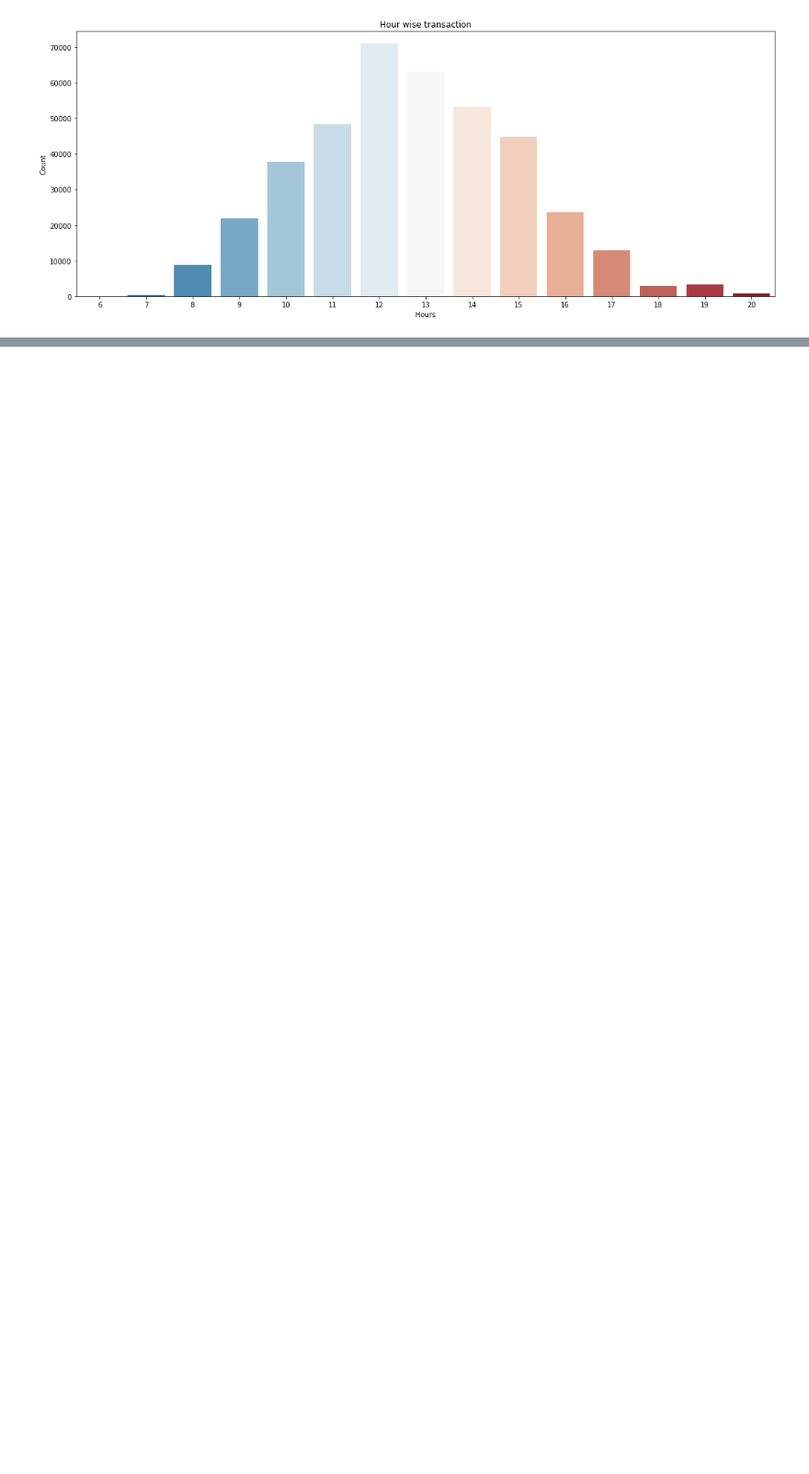
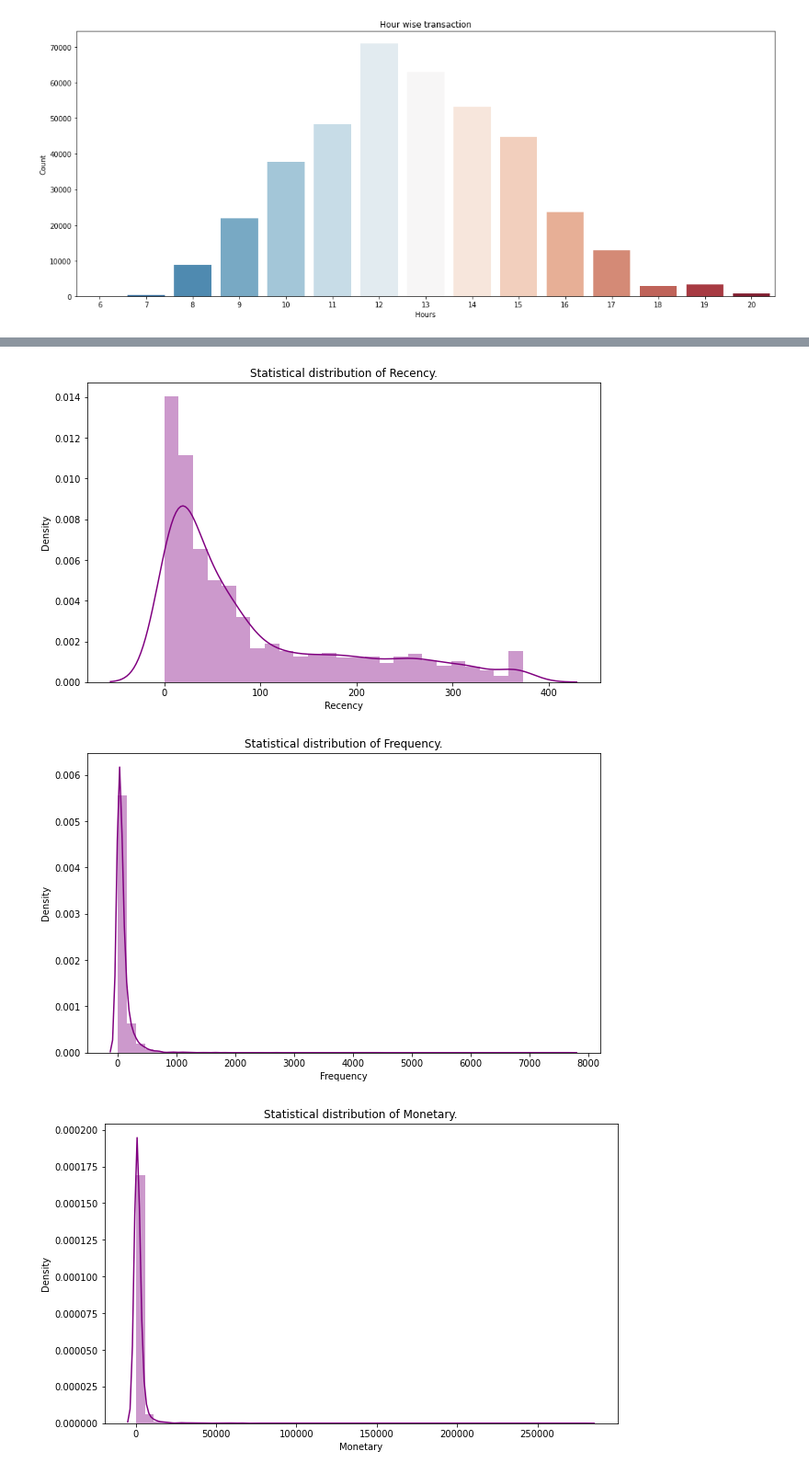
Before and after one commit to Nikkiie/Online-Retail-Customer-Segmentation-Unsupervised, a Jupyter notebook: Online_Retail_Customer_Segmentation_Unsupervised.ipynb, the cells around one changed output, grey strips where cells are left out. Shown: that part at 92% size. Cells and saved outputs as stored; diff of their text form; code cells hidden in the pictures; blank space fills up the shorter version.

```diff
--- a/Online_Retail_Customer_Segmentation_Unsupervised.ipynb
+++ b/Online_Retail_Customer_Segmentation_Unsupervised.ipynb
@@ -491,0 +530,18 @@ sns.barplot(x='Hours',y='Count',data=hour_df, palette= 'RdBu_r');
+# %%
+import datetime as dt
+#Setting Latest date 2011-12-10 as last invoice date was 2011-12-09. This is to calculate the number of days from recent purchase
+
+Latest_Date = dt.datetime(2011,12,10)
+
+#Create RFM Modelling scores for each customer
+RFMScores = df.groupby('CustomerID').agg({'InvoiceDate': lambda x: (Latest_Date - x.max()).days,
+                                            'InvoiceNo': lambda x: len(x),
+                                            'TotalAmount': lambda x: x.sum()})
+
+#Convert Invoice Date into type int
+RFMScores['InvoiceDate'] = RFMScores['InvoiceDate'].astype(int)
+
+#Rename column names to Recency, Frequency and Monetary
+RFMScores.rename(columns={'InvoiceDate': 'Recency',
+                         'InvoiceNo': 'Frequency',
+                         'TotalAmount': 'Monetary'}, inplace=True)
@@ -491,0 +597,12 @@ sns.barplot(x='Hours',y='Count',data=hour_df, palette= 'RdBu_r');
+# %%
+for col in RFMScores:
+  fig=plt.figure(figsize=(10,6))
+  ax=fig.gca()
+  feature = (RFMScores[col])
+  sns.distplot(RFMScores[col], ax=ax, color='purple')
+  ax.set_title(f'Statistical distribution of {col}.')
+  plt.show()
+# %% [output]
+[figure, added]
+[figure, added]
+[figure, added]
```
Also changed, not shown: parts of 12 cells of this notebook.
